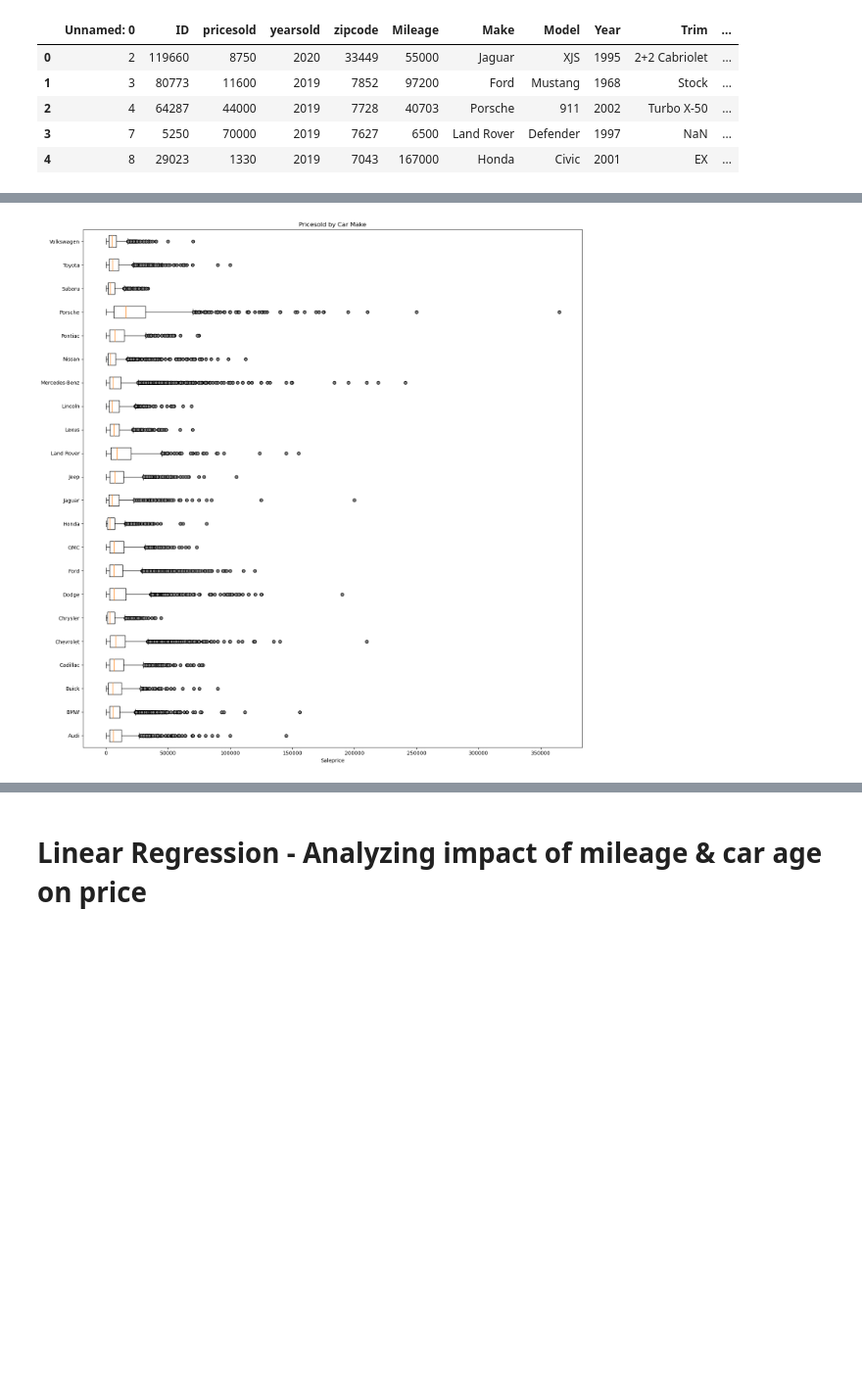
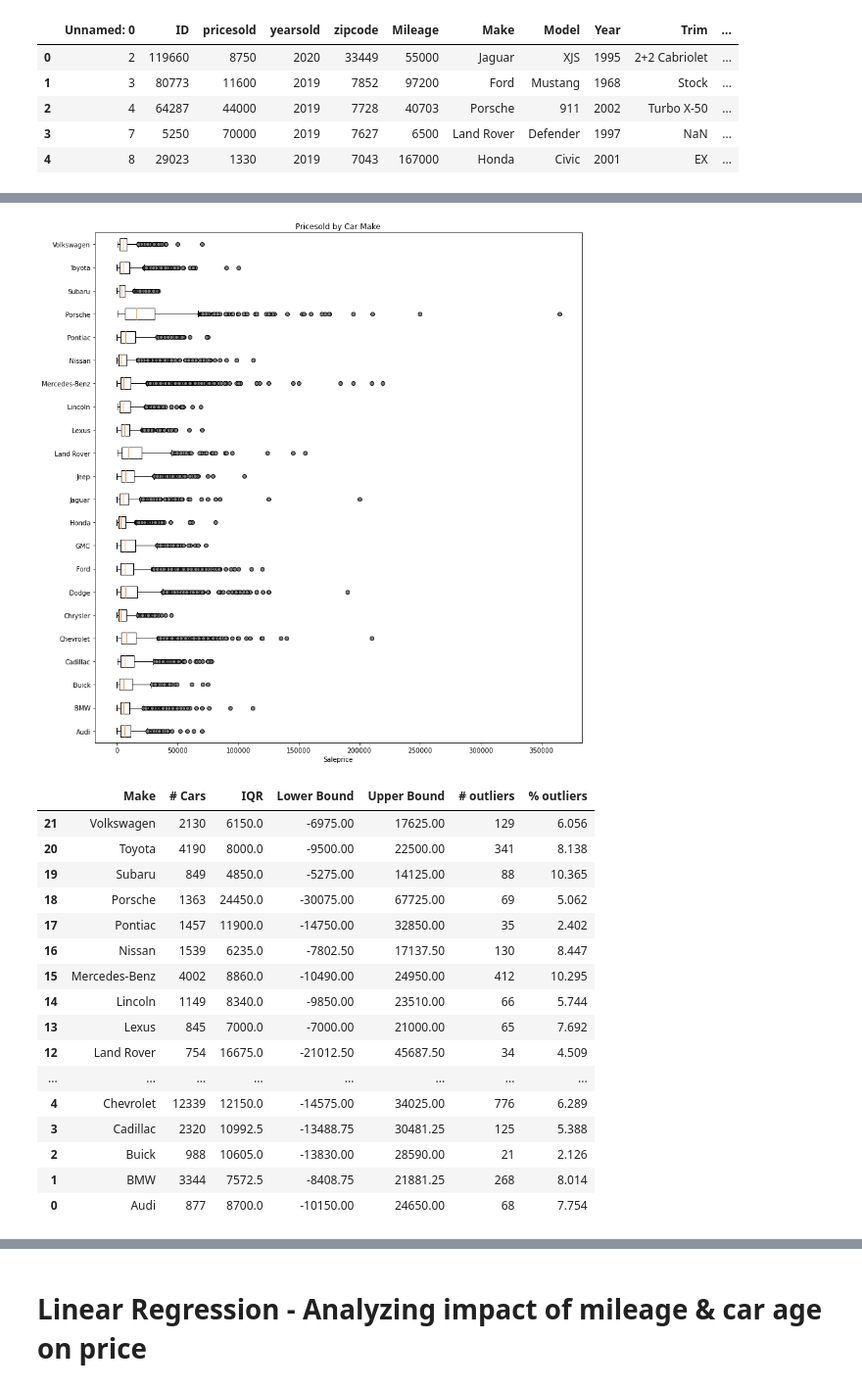
Before and after one commit to ColleenKarwoski/Exploratory-Data-Analysis, a Jupyter notebook: Project_1_ebg.ipynb, the cells around one changed output, grey strips where cells are left out. Shown at 98% size. Saved outputs shown, nothing was run; the diff lists cells and outputs as text; code cells hidden in the pictures; blank space fills up the shorter version.

Commit message:
Updating jupyter notebook for boxplot, linear regressions by make-model

```diff
--- a/Project_1_ebg.ipynb
+++ b/Project_1_ebg.ipynb
@@ -143,3 +106,3 @@ df_analysis_filtered["OriginalCarAge"] = df_update_age["OriginalCarAge"]
 # %%
 # drop records where Original Car Age was <0 (all rows from df_update_age, are excluded)
-df_analysis_final = pd.DataFrame(df_analysis_filtered.loc[(df_analysis_filtered["OriginalCarAge"] >= 0),:])
+df_analysis_final = pd.DataFrame(df_group_filter.loc[(df_group_filter["OriginalCarAge"] >= 0),:])
@@ -176,4 +111,3 @@ df_vw = pd.DataFrame(df_analysis_final.loc[df_analysis_final["Make"] == "Volkswa
 # %%
 # create distinct list of car make
-car_makes = list(df_analysis_filtered["Make"].unique())
-car_makes = sorted(car_makes)
+car_makes = sorted(list(df_analysis_final["Make"].unique()))
@@ -243,13 +188,0 @@ There are 2316 cars included in the saleprice recap for Volkswagen:
-# %%
-flierprops = dict(marker = 'o', markerfacecolor = 'gray', markeredgecolor = "black")
-
-plt.rcParams["figure.figsize"] = [15, 15]
-plt.rcParams["figure.autolayout"] = True
-
-plt.boxplot(salesprices, vert=False, labels = car_makes, flierprops = flierprops)
-
-plt.title("Pricesold by Car Make")
-plt.xlabel("Saleprice")
-plt.show()
-# %% [output]
-[figure, removed]
@@ -402,0 +189,60 @@ def lin_regress_model(x, y, x_label, y_label, label_regression):
+# %%
+# create empty lists to store values from list_iqr
+a = []
+b = []
+c = []
+d = []
+e = []
+f = []
+g = []
+h = []
+
+for make in list_iqr:
+    a.append(make[0])
+    b.append(make[1])
+    c.append(make[2])
+    d.append(make[3])
+    e.append(make[4])
+    f.append(make[5])
+    g.append(make[6])
+
+# create a dictionary of values from IQR zipped list
+dict_IQR = {"Make": a, "# Cars": b, "IQR" : c, "Lower Bound" : d, "Upper Bound" : e, "# outliers": f, "% outliers": g}
+
+# create DataFrame from dictionary
+df_IQR = pd.DataFrame(dict_IQR)
+df_IQR.sort_values(by = (["Make"]), ascending = False, inplace = True)
+
+# generate box and whisker plot for Make/Model
+flierprops = dict(marker = 'o', markerfacecolor = 'gray', markeredgecolor = "black")
+
+plt.rcParams["figure.figsize"] = [12, 12]
+plt.rcParams["figure.autolayout"] = True
+
+plt.boxplot(salesprices, vert=False, labels = car_makes, flierprops = flierprops)
+
+plt.title("Pricesold by Car Make")
+plt.xlabel("Saleprice")
+plt.show()
+
+# display dataframe
+df_IQR
+# %% [output]
+[figure, added]
+|  | Make | # Cars | IQR | Lower Bound | Upper Bound | # outliers | % outliers |
+| 21 | Volkswagen | 2130 | 6150.0 | -6975.00 | 17625.00 | 129 | 6.056 |
+| 20 | Toyota | 4190 | 8000.0 | -9500.00 | 22500.00 | 341 | 8.138 |
+| 19 | Subaru | 849 | 4850.0 | -5275.00 | 14125.00 | 88 | 10.365 |
+| 18 | Porsche | 1363 | 24450.0 | -30075.00 | 67725.00 | 69 | 5.062 |
+| 17 | Pontiac | 1457 | 11900.0 | -14750.00 | 32850.00 | 35 | 2.402 |
+| 16 | Nissan | 1539 | 6235.0 | -7802.50 | 17137.50 | 130 | 8.447 |
+| 15 | Mercedes-Benz | 4002 | 8860.0 | -10490.00 | 24950.00 | 412 | 10.295 |
+| 14 | Lincoln | 1149 | 8340.0 | -9850.00 | 23510.00 | 66 | 5.744 |
+| 13 | Lexus | 845 | 7000.0 | -7000.00 | 21000.00 | 65 | 7.692 |
+| 12 | Land Rover | 754 | 16675.0 | -21012.50 | 45687.50 | 34 | 4.509 |
+| ... | ... | ... | ... | ... | ... | ... | ... |
+| 4 | Chevrolet | 12339 | 12150.0 | -14575.00 | 34025.00 | 776 | 6.289 |
+| 3 | Cadillac | 2320 | 10992.5 | -13488.75 | 30481.25 | 125 | 5.388 |
+| 2 | Buick | 988 | 10605.0 | -13830.00 | 28590.00 | 21 | 2.126 |
+| 1 | BMW | 3344 | 7572.5 | -8408.75 | 21881.25 | 268 | 8.014 |
+| 0 | Audi | 877 | 8700.0 | -10150.00 | 24650.00 | 68 | 7.754 |
```
Also changed, not shown: parts of 103 cells of this notebook.
